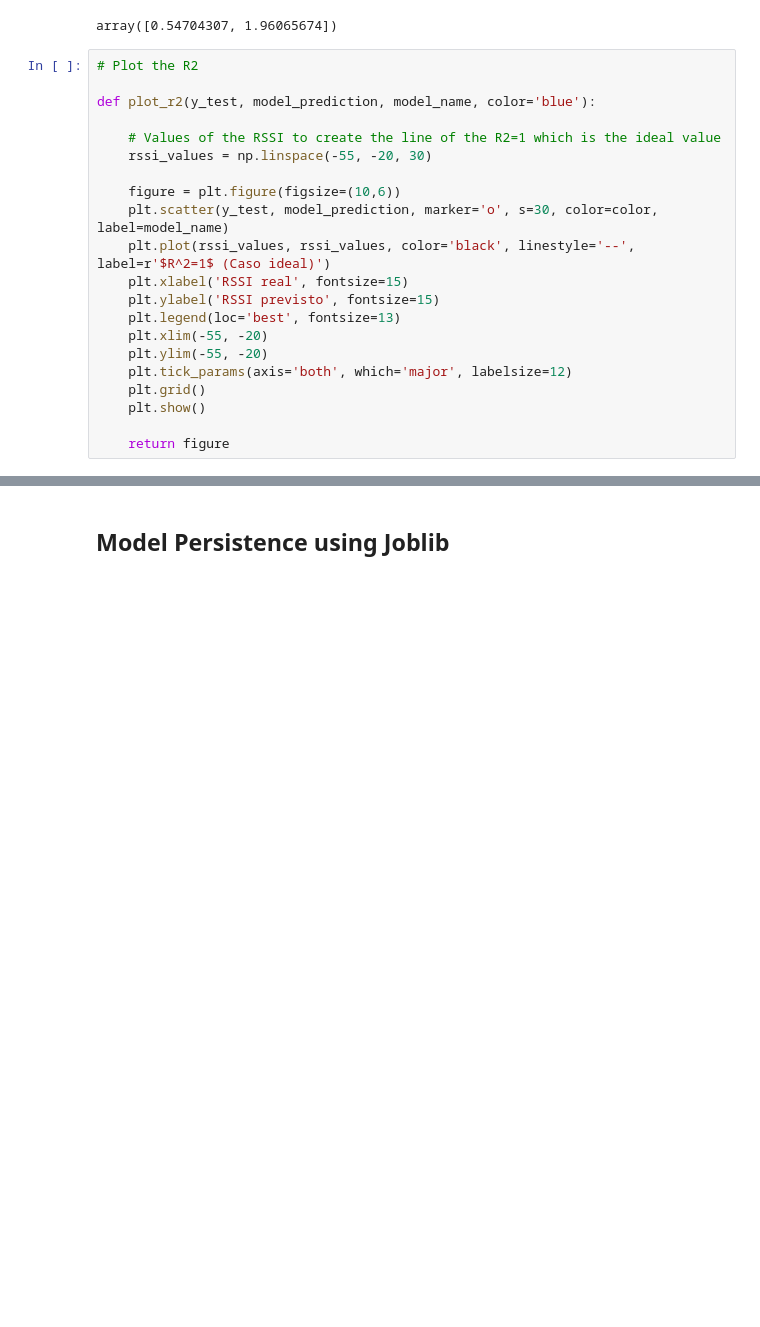
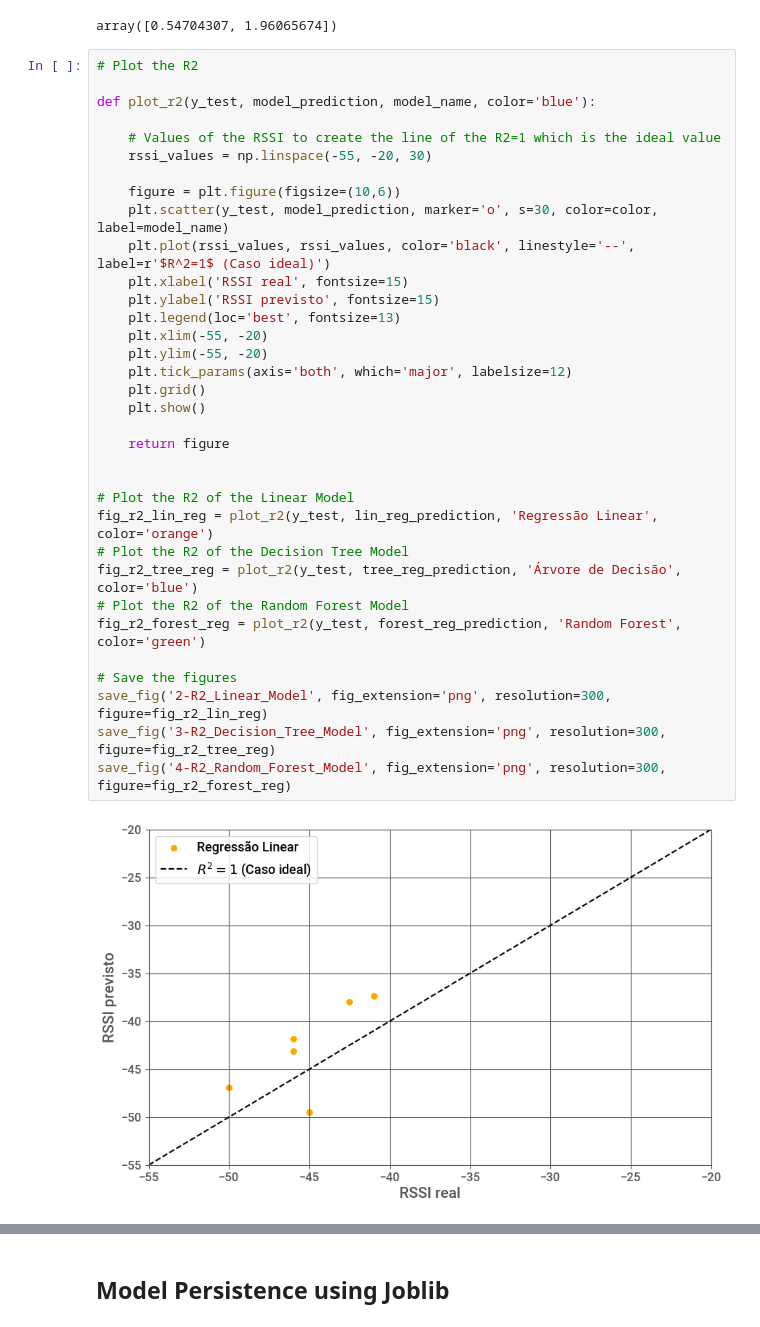
Before and after one commit to albert-santos/path_loss_prediction, a Jupyter notebook: path_loss_prediction.ipynb, the cells around one changed output, grey strips where cells are left out. Saved outputs shown, nothing was run; the diff lists cells and outputs as text; blank space fills up the shorter version.

Commit message:
Saves the R2 plots
Saves the R2 plots for each ML model

```diff
--- a/path_loss_prediction.ipynb
+++ b/path_loss_prediction.ipynb
@@ -377,21 +377,36 @@ array([0.54704307, 1.96065674])
 # %%
 # Plot the R2
 
 def plot_r2(y_test, model_prediction, model_name, color='blue'):
 
     # Values of the RSSI to create the line of the R2=1 which is the ideal value
     rssi_values = np.linspace(-55, -20, 30)
 
     figure = plt.figure(figsize=(10,6))
     plt.scatter(y_test, model_prediction, marker='o', s=30, color=color, label=model_name)
     plt.plot(rssi_values, rssi_values, color='black', linestyle='--', label=r'$R^2=1$ (Caso ideal)')
     plt.xlabel('RSSI real', fontsize=15)
     plt.ylabel('RSSI previsto', fontsize=15)
     plt.legend(loc='best', fontsize=13)
     plt.xlim(-55, -20)
     plt.ylim(-55, -20)
     plt.tick_params(axis='both', which='major', labelsize=12)
     plt.grid()
     plt.show()
 
     return figure
+
+
+# Plot the R2 of the Linear Model
+fig_r2_lin_reg = plot_r2(y_test, lin_reg_prediction, 'Regressão Linear', color='orange')
+# Plot the R2 of the Decision Tree Model
+fig_r2_tree_reg = plot_r2(y_test, tree_reg_prediction, 'Árvore de Decisão', color='blue')
+# Plot the R2 of the Random Forest Model
+fig_r2_forest_reg = plot_r2(y_test, forest_reg_prediction, 'Random Forest', color='green')
+
+# Save the figures
+save_fig('2-R2_Linear_Model', fig_extension='png', resolution=300, figure=fig_r2_lin_reg)
+save_fig('3-R2_Decision_Tree_Model', fig_extension='png', resolution=300, figure=fig_r2_tree_reg)
+save_fig('4-R2_Random_Forest_Model', fig_extension='png', resolution=300, figure=fig_r2_forest_reg)
+# %% [output]
+[figure, added]
```
Also changed, not shown: parts of 1 cell of this notebook, 3 other files.
